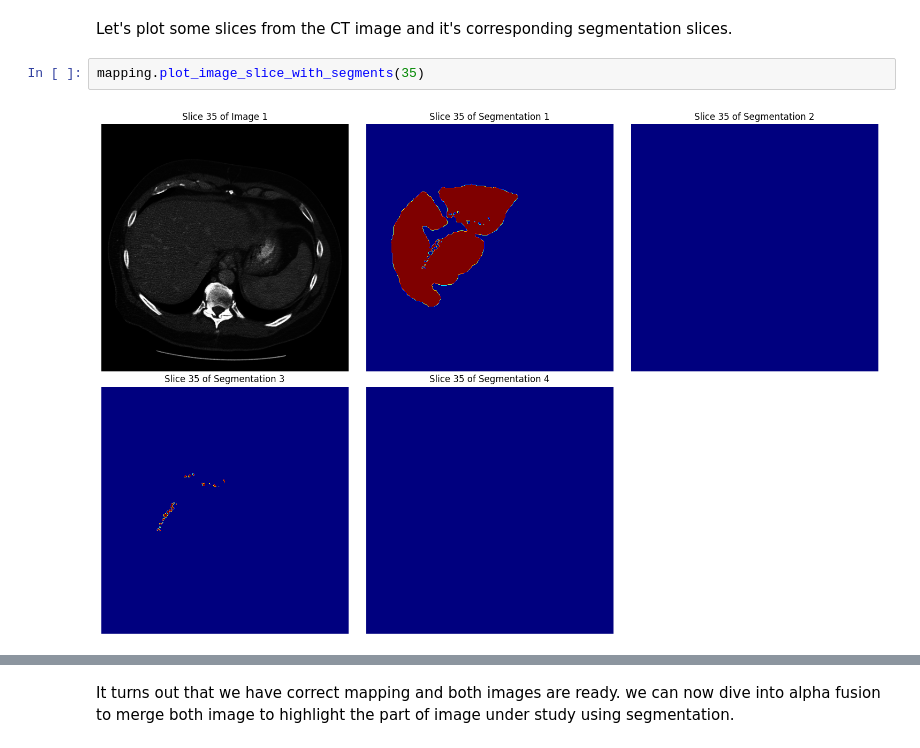
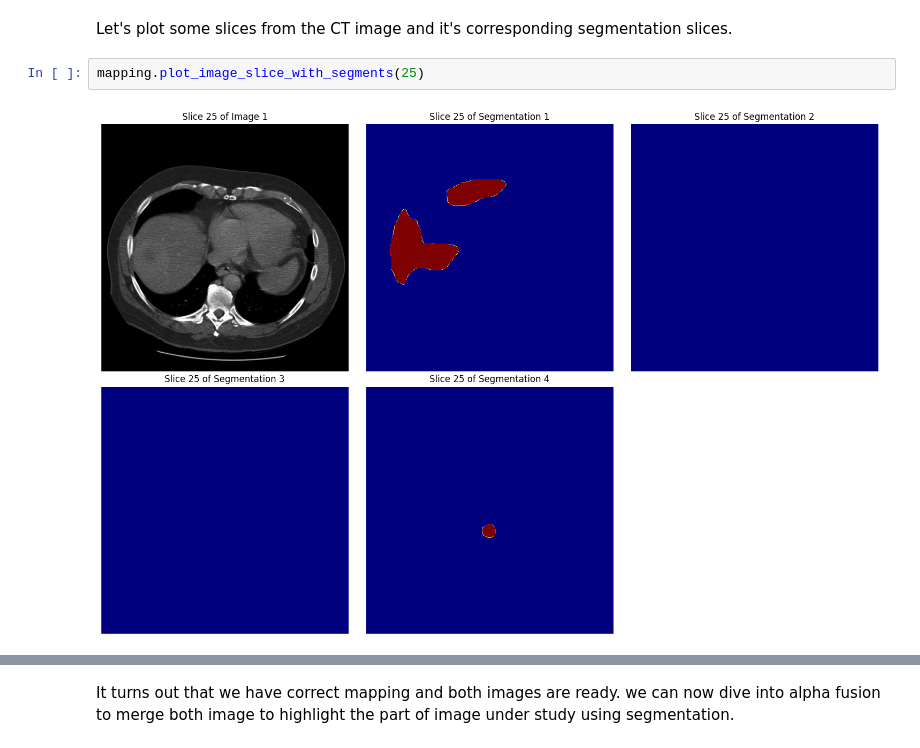
Before and after one commit to ulhaqi12/medical-imaging-project, a Jupyter notebook: part1.ipynb, the cells around one changed output, grey strips where cells are left out. Saved outputs shown, nothing was run; the diff lists cells and outputs as text.

```diff
--- a/part1.ipynb
+++ b/part1.ipynb
@@ -120,9 +120,9 @@ visualize_slices(mapping.image, 40, 256, 256, aspect=6)
 # %% [markdown]
 Let's plot some slices from the CT image and it's corresponding segmentation slices.
 # %%
-mapping.plot_image_slice_with_segments(35)
+mapping.plot_image_slice_with_segments(25)
 # %% [output]
-[figure, old version]
+[figure, new version]
 # %%
 mapping.plot_image_slice_with_segments(35)
 # %% [output]
```
Also changed, not shown: parts of 11 cells of this notebook.
